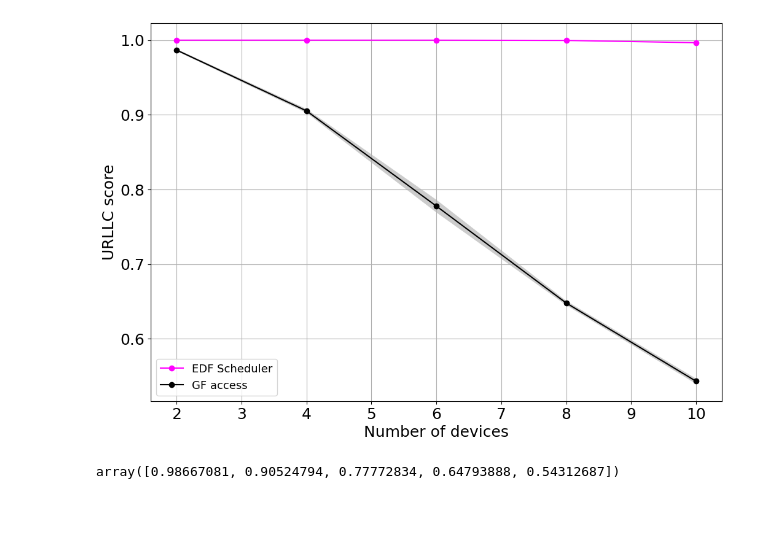
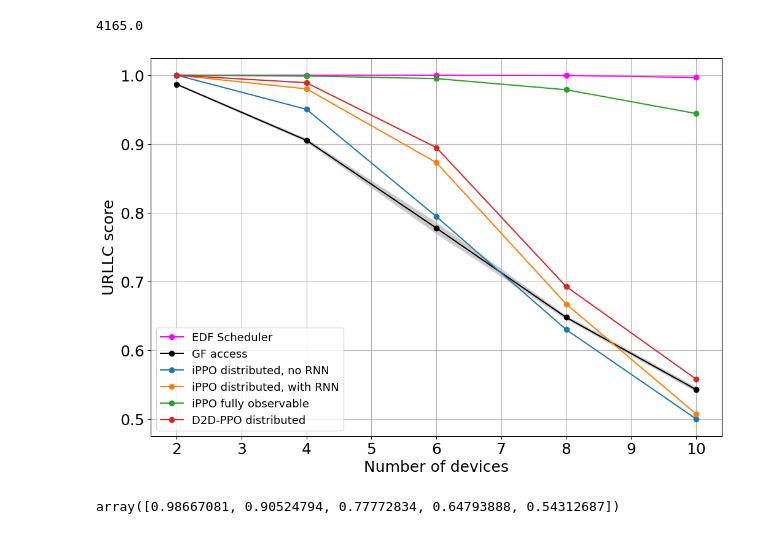
Before and after one commit to benrobaglia/D2D-PPO, a Jupyter notebook: plot_results.ipynb, the cells around one changed output. Cells and saved outputs as stored; diff of their text form; code cells hidden in the pictures.

```diff
--- a/plot_results.ipynb
+++ b/plot_results.ipynb
@@ -5,9 +21,17 @@ import pickle
+# %%
+2598960.0 / 624
+# %% [output]
+4165.0
 # %%
 baselines_3gpp = pickle.load(open('results/ma_baselines.p', 'rb'))
 # %%
 x_list = baselines_3gpp['xp_params']['n_agents_list']
 # %%
 ippo_individual_obs_no_rnn = np.array([1, 0.9503686951756208, 0.7944816951435771, 0.6301831495489245, 0.5004494186584223])
+ippo_individual_obs_with_rnn = np.array([1, 0.9800857510195862, 0.8729415977817488, 0.6673644440296255, 0.5076213343973243])
+ippo_full_obs = np.array([1, 0.9987743404024766, 0.9950537341083809, 0.978842987639376, 0.9442514028855195])
+# %%
+d2d_ppo = np.array([1, 0.9889699384217046, 0.8947850333066774, 0.6927689281190259, 0.5583203514445847])
 # %%
 edf_scores = np.array(baselines_3gpp['edf_scores'])
 gf_scores = np.array(baselines_3gpp['gf_scores'])
@@ -18,35 +42,38 @@ ax = fig.add_subplot(1,1,1)
 
 ax.plot(x_list, edf_scores.mean(0), label='EDF Scheduler', marker='o', color='magenta')
 ax.fill_between(x_list,
                edf_scores.mean(0) + edf_scores.std(0),
                edf_scores.mean(0) - edf_scores.std(0),
                facecolor='magenta',
                alpha=0.2)
 
 
 ax.plot(x_list, gf_scores.mean(0), label='GF access', marker='o', color='black')
 ax.fill_between(x_list,
                gf_scores.mean(0) + gf_scores.std(0),
                gf_scores.mean(0) - gf_scores.std(0),
                facecolor='black',
                alpha=0.2)
 
-
+ax.plot(x_list, ippo_individual_obs_no_rnn, label='iPPO distributed, no RNN', marker='o')
+ax.plot(x_list, ippo_individual_obs_with_rnn, label='iPPO distributed, with RNN', marker='o')
+ax.plot(x_list, ippo_full_obs, label='iPPO fully observable', marker='o')
+ax.plot(x_list, d2d_ppo, label='D2D-PPO distributed', marker='o')
 
 plt.xticks(fontsize=18)
 plt.yticks(fontsize=18)
 
 
 plt.xlabel("Number of devices", fontsize=18)
 plt.ylabel("URLLC score", fontsize=18)
 plt.legend(fontsize=13)
 plt.grid()
 
 plt.rcParams['pdf.fonttype'] = 42
 plt.rcParams['ps.fonttype'] = 42
 #plt.savefig('figures/aperiodic_collision_final.pdf', format='pdf')
 # %% [output]
-[figure, old version]
+[figure, new version]
 # %%
 gf_scores.mean(0)
 # %% [output]
```
Also changed, not shown: parts of 5 cells of this notebook, 13 other files.
